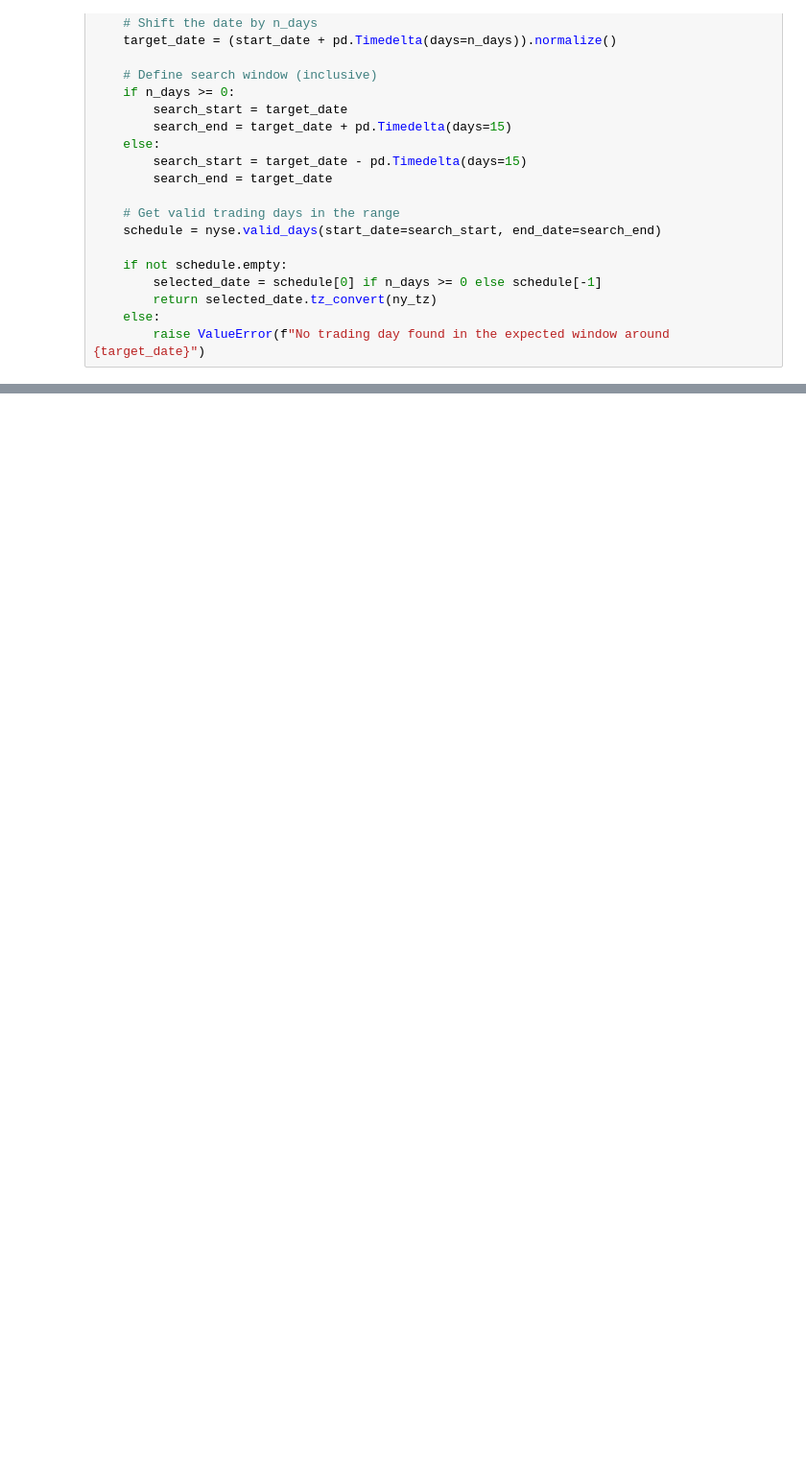
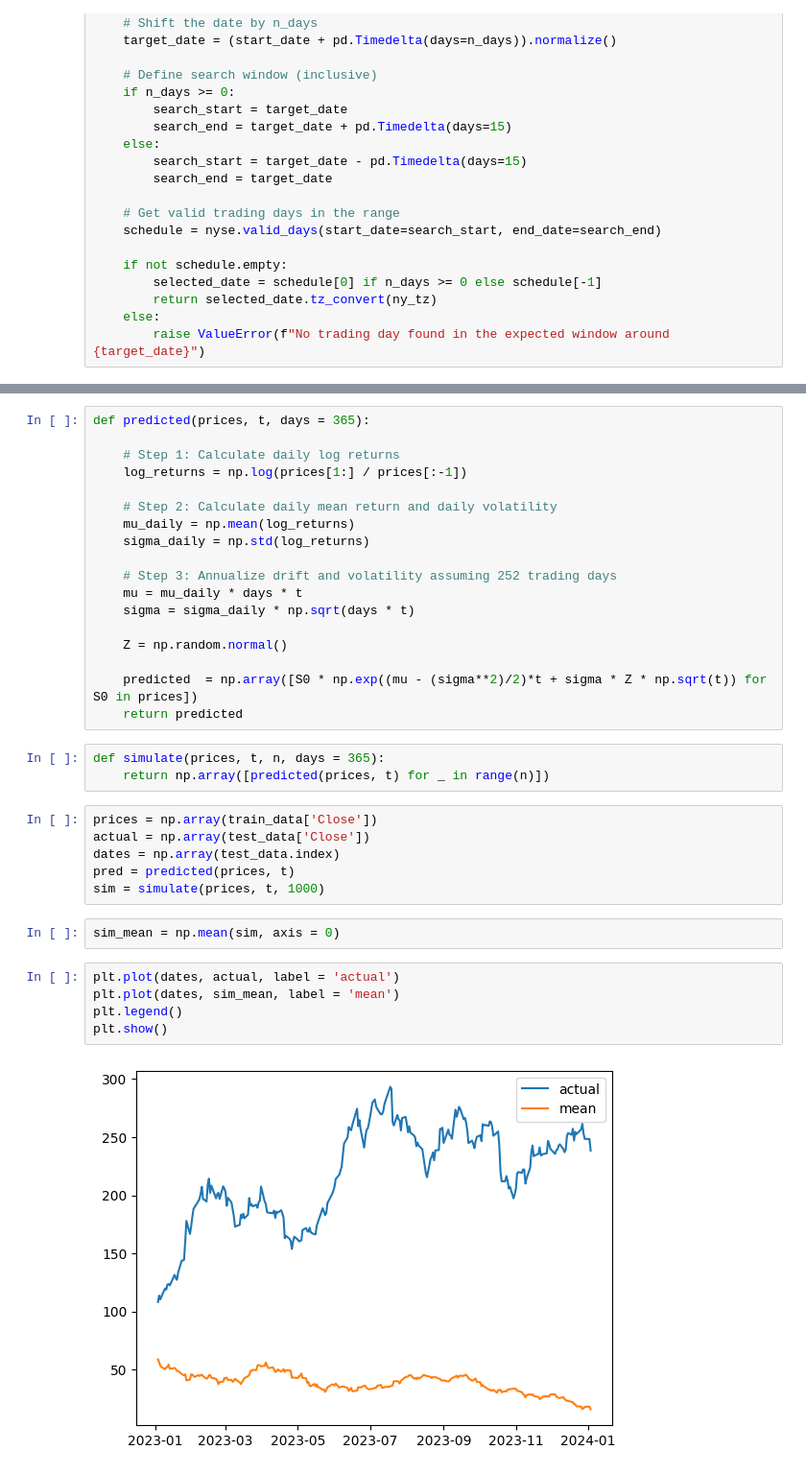
Before and after one commit to pratham-aggr/projectAlpha, a Jupyter notebook: GBMV3.ipynb, the cells around one changed output, grey strips where cells are left out. Shown: that part at 96% size. Saved outputs shown, nothing was run; the diff lists cells and outputs as text; blank space fills up the shorter version.

```diff
--- a/GBMV3.ipynb
+++ b/GBMV3.ipynb
@@ -128,0 +104,36 @@ pred_dates = [trading_day_after_n_days(date, t*days) for date in initial_dates]
+# %%
+def predicted(prices, t, days = 365):
+
+    # Step 1: Calculate daily log returns
+    log_returns = np.log(prices[1:] / prices[:-1])
+
+    # Step 2: Calculate daily mean return and daily volatility
+    mu_daily = np.mean(log_returns)
+    sigma_daily = np.std(log_returns)
+
+    # Step 3: Annualize drift and volatility assuming 252 trading days
+    mu = mu_daily * days * t
+    sigma = sigma_daily * np.sqrt(days * t)
+
+    Z = np.random.normal()
+
+    predicted  = np.array([S0 * np.exp((mu - (sigma**2)/2)*t + sigma * Z * np.sqrt(t)) for S0 in prices])
+    return predicted
+# %%
+def simulate(prices, t, n, days = 365):
+    return np.array([predicted(prices, t) for _ in range(n)])
+# %%
+prices = np.array(train_data['Close'])
+actual = np.array(test_data['Close'])
+dates = np.array(test_data.index)
+pred = predicted(prices, t)
+sim = simulate(prices, t, 1000)
+# %%
+sim_mean = np.mean(sim, axis = 0)
+# %%
+plt.plot(dates, actual, label = 'actual')
+plt.plot(dates, sim_mean, label = 'mean')
+plt.legend()
+plt.show()
+# %% [output]
+[figure, added]
```
Also changed, not shown: parts of 9 cells of this notebook.
